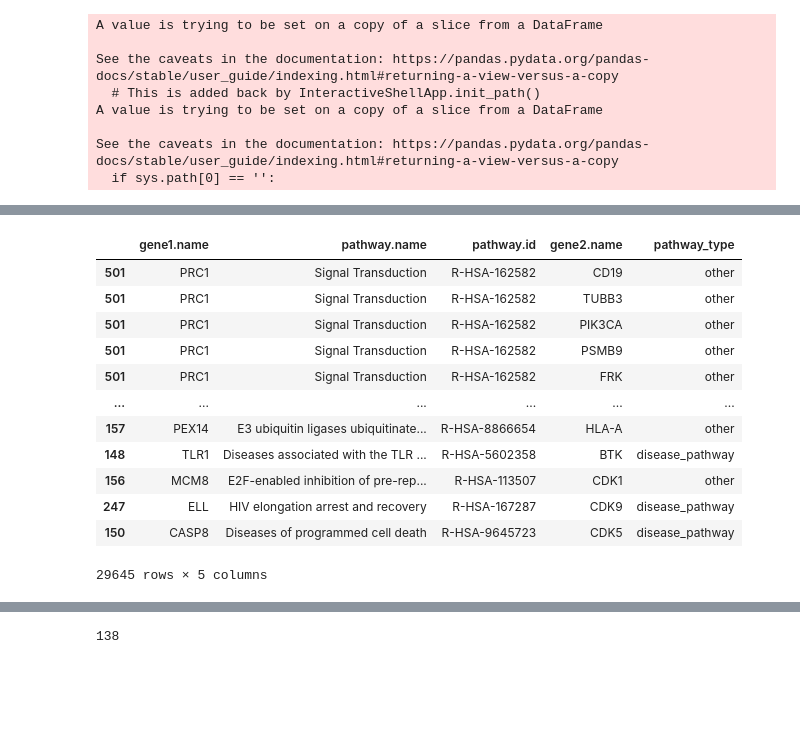
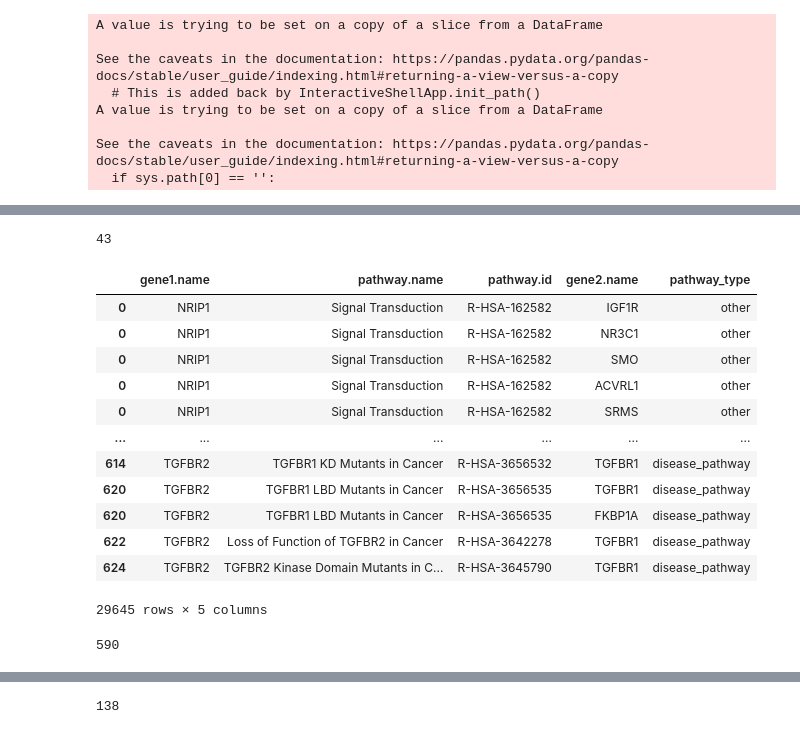
Before and after one commit to mvab/epigraphdb-breast-cancer, a Jupyter notebook: 5_breast_cancer_drug_targets_via_related_proteins.ipynb, the cells around one changed output, grey strips where cells are left out. Cells and saved outputs as stored; diff of their text form; code cells hidden in the pictures; blank space fills up the shorter version.

```diff
--- a/5_breast_cancer_drug_targets_via_related_proteins.ipynb
+++ b/5_breast_cancer_drug_targets_via_related_proteins.ipynb
@@ -100,6 +114,7 @@ match (gene:Gene)-[]-(drug:Drug)-[]-(d:Disease)
 where gene.name in {}
 return gene.name , drug.label, d.label
 """.format(gene2_list)
-df2= query_to_df(session, query)
+df2= query_to_df(session, query, False)
 df2
+#len(set(df2['gene.name'])) # 1069 / 10220 genes are drug targets
 # %% [output]
@@ -187,8 +201,8 @@ df4 = (df3.groupby(['gene.name'])
       .reset_index())
 
 df4['drugs_count']  = df4['drug.label'].str.len()
-df4.sort_values('drugs_count', ascending=False)
-
+df4 = df4.sort_values('drugs_count', ascending=False)
+df4
 #df4.to_csv("query_results/tmp.tsv", sep="\t", index=False)
 # %% [output]
 |  | gene.name | drug.label | d.label | drugs_count |
@@ -244 +258,5 @@ df_genes_to_genes.sort_values('N_genes_cancer_targets', ascending=False)
 627 rows × 8 columns
+# %%
+# pathways that have camcer drug targets
+df_genes_to_genes_w_drugs = df_genes_to_genes[df_genes_to_genes['N_genes_cancer_targets']!=0]
+len(set(df_genes_to_genes_w_drugs['pathway.name']))
@@ -247,9 +267,12 @@ df_genes_to_genes.sort_values('N_genes_cancer_targets', ascending=False)
 human_disease_pathways = pd.read_csv("reactome_human_disease_pathways.csv")
 
 # check which pathways are 'known' disease pathways
-df_genes_to_genes['pathway_type'] = "other"
-for ind in df_genes_to_genes.index:
-    pathway_id = df_genes_to_genes['pathway.id'][ind]
+df_genes_to_genes_w_drugs['pathway_type'] = "other"
+
+for ind in df_genes_to_genes_w_drugs.index:
+    pathway_id = df_genes_to_genes_w_drugs['pathway.id'][ind]
     if pathway_id in list(human_disease_pathways['reactome_id']):
-        df_genes_to_genes['pathway_type'][ind]= 'disease_pathway'
+        df_genes_to_genes_w_drugs['pathway_type'][ind]= 'disease_pathway'
+
+df_genes_to_genes_w_drugs
 # %% [output]
@@ -282,21 +301,34 @@ sub_sort2
+# %%
+tmp = df_genes_to_genes_w_drugs[df_genes_to_genes_w_drugs['pathway_type'] == 'disease_pathway']
+len(set(tmp['pathway.name'])) # 43/299 pathways are known human diseas pathways
+# %% [output]
+43
 # %%
-# putting together gene 1 -> gene2 (cancer target)
-out = sub_sort2[['gene1.name', 'pathway.name', 'pathway.id', 'genes_cancer_targets', 'pathway_type']]
-out = out.explode('genes_cancer_targets')
-out=out.rename(columns = {'genes_cancer_targets':'gene2.name'})
+# putting df of  gene 1 -> gene2 (cancer target)
+
+out = (df_genes_to_genes_w_drugs
+     .filter(['gene1.name', 'pathway.name', 'pathway.id', 'genes_cancer_targets', 'pathway_type'])
+     .explode('genes_cancer_targets')
+     .rename(columns = {'genes_cancer_targets':'gene2.name'})
+     )
 out
 # %% [output]
 |  | gene1.name | pathway.name | pathway.id | gene2.name | pathway_type |
-| 501 | PRC1 | Signal Transduction | R-HSA-162582 | CD19 | other |
-| 501 | PRC1 | Signal Transduction | R-HSA-162582 | TUBB3 | other |
-| 501 | PRC1 | Signal Transduction | R-HSA-162582 | PIK3CA | other |
-| 501 | PRC1 | Signal Transduction | R-HSA-162582 | PSMB9 | other |
-| 501 | PRC1 | Signal Transduction | R-HSA-162582 | FRK | other |
+| 0 | NRIP1 | Signal Transduction | R-HSA-162582 | IGF1R | other |
+| 0 | NRIP1 | Signal Transduction | R-HSA-162582 | NR3C1 | other |
+| 0 | NRIP1 | Signal Transduction | R-HSA-162582 | SMO | other |
+| 0 | NRIP1 | Signal Transduction | R-HSA-162582 | ACVRL1 | other |
+| 0 | NRIP1 | Signal Transduction | R-HSA-162582 | SRMS | other |
 | ... | ... | ... | ... | ... | ... |
-| 157 | PEX14 | E3 ubiquitin ligases ubiquitinate... | R-HSA-8866654 | HLA-A | other |
-| 148 | TLR1 | Diseases associated with the TLR ... | R-HSA-5602358 | BTK | disease_pathway |
-| 156 | MCM8 | E2F-enabled inhibition of pre-rep... | R-HSA-113507 | CDK1 | other |
-| 247 | ELL | HIV elongation arrest and recovery | R-HSA-167287 | CDK9 | disease_pathway |
-| 150 | CASP8 | Diseases of programmed cell death | R-HSA-9645723 | CDK5 | disease_pathway |
+| 614 | TGFBR2 | TGFBR1 KD Mutants in Cancer | R-HSA-3656532 | TGFBR1 | disease_pathway |
+| 620 | TGFBR2 | TGFBR1 LBD Mutants in Cancer | R-HSA-3656535 | TGFBR1 | disease_pathway |
+| 620 | TGFBR2 | TGFBR1 LBD Mutants in Cancer | R-HSA-3656535 | FKBP1A | disease_pathway |
+| 622 | TGFBR2 | Loss of Function of TGFBR2 in Cancer | R-HSA-3642278 | TGFBR1 | disease_pathway |
+| 624 | TGFBR2 | TGFBR2 Kinase Domain Mutants in C... | R-HSA-3645790 | TGFBR1 | disease_pathway |
 29645 rows × 5 columns
+# %%
+len(set(out['gene1.name'])) # 51
+len(set(out['gene2.name'])) # 590
+# %% [output]
+590
 # %%
```
Also changed, not shown: parts of 20 cells of this notebook, 1 other file.
